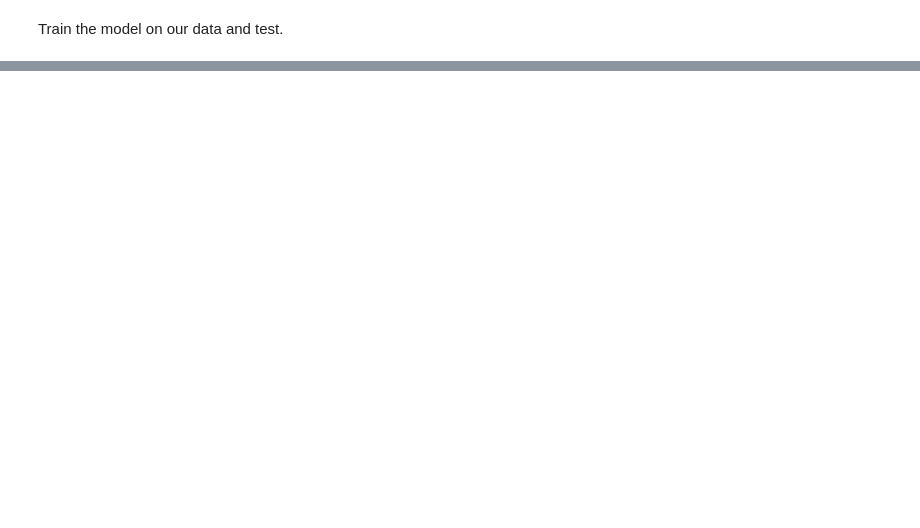
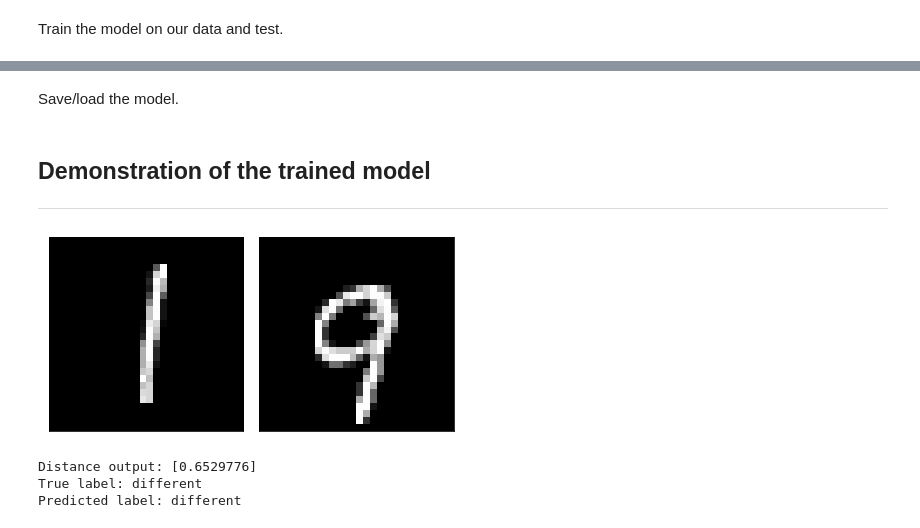
Before and after one commit to Engineero/couch_surfing, a Jupyter notebook: siamese_net.ipynb, the cells around one changed output, grey strips where cells are left out. Cells and saved outputs as stored; diff of their text form; code cells hidden in the pictures; blank space fills up the shorter version.

```diff
--- a/siamese_net.ipynb
+++ b/siamese_net.ipynb
@@ -121,6 +122,37 @@ def process_data(x):
     data = np.expand_dims(data, axis=-1)
     data /= 255
     return data
+# %%
+def test_network(model, data, labels, thresh=0.5):
+    idx = random.randint(0, len(data)-1)
+    if labels[idx] == 1:
+        label = 'same'
+    else:
+        label = 'different'
+    image_a, image_b = data[idx]
+    image_a = np.expand_dims(image_a, axis=0)
+    image_b = np.expand_dims(image_b, axis=0)
+    result = model.predict([image_a, image_b])
+
+    # Plot the images.
+    fig, axes = plt.subplots(1, 2,
+                             figsize=(6, 3))
+    for i in range(2):
+        ax = axes[i]
+        ax.imshow(data[idx, i, ..., 0], cmap='gray')
+        ax.set_xticks([])
+        ax.set_yticks([])
+    plt.tight_layout()
+    plt.show()
+
+    # Print the results of the network.
+    print(f'Distance output: {result}')
+    if result < thresh:
+        pred = 'same'
+    else:
+        pred = 'different'
+    print(f'True label: {label}')
+    print(f'Predicted label: {pred}')
 # %% [markdown]
 ## Import data and create data pairs
 ---
@@ -275 +342,3 @@ Train on 54200 samples, validate on 9570 samples
 <tensorflow.python.keras.callbacks.History at 0x...>
+# %% [markdown]
+Save/load the model.
@@ -275,0 +347,12 @@ Train on 54200 samples, validate on 9570 samples
+# %%
+model = load_model('model/siamese_net.h5')
+# %% [markdown]
+## Demonstration of the trained model
+---
+# %%
+test_network(model, tr_pairs, tr_y)
+# %% [output]
+[figure, added]
+Distance output: [0.6529776]
+True label: different
+Predicted label: different
```
Also changed, not shown: parts of 27 cells of this notebook.
